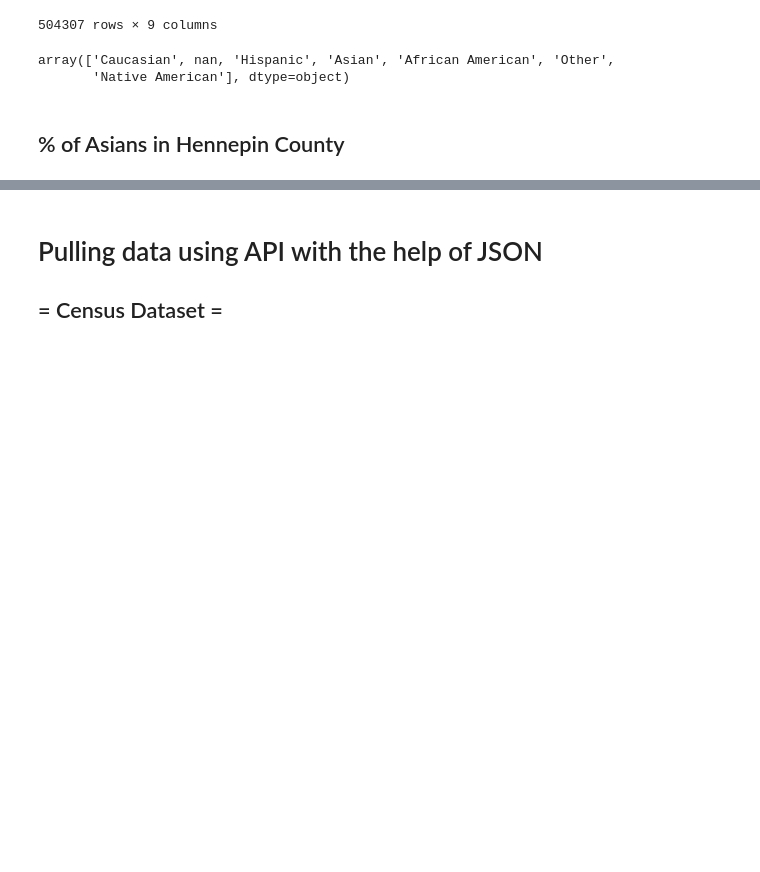
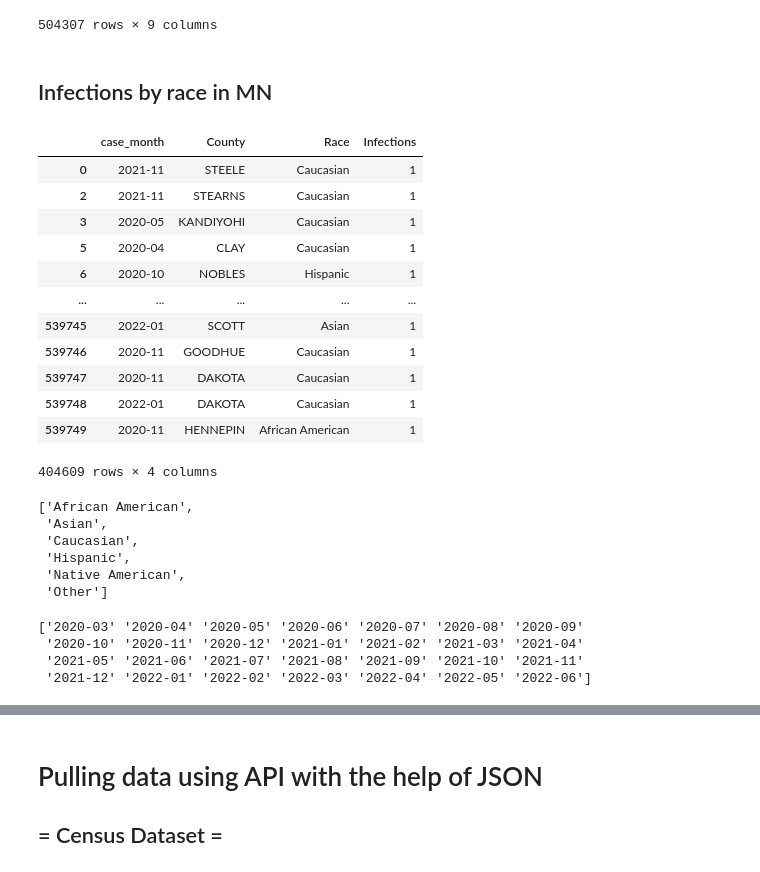
Before and after one commit to tlenzmeier58/Project_1, a Jupyter notebook: working.ipynb, the cells around one changed output, grey strips where cells are left out. Saved outputs shown, nothing was run; the diff lists cells and outputs as text; code cells hidden in the pictures; blank space fills up the shorter version.

Commit message:
updated working.ipynb, please use the clean dataframes proposed in this notebook.

```diff
--- a/working.ipynb
+++ b/working.ipynb
@@ -64,11 +64,45 @@ cdc_df
 | 539748 | 2022-01 | MN | DAKOTA | 50 to 64 years | Male | Caucasian | Non-Hispanic/Latino | Laboratory-confirmed case | 1 |
 | 539749 | 2020-11 | MN | HENNEPIN | 18 to 49 years | Male | African American | Non-Hispanic/Latino | Laboratory-confirmed case | 1 |
 504307 rows × 9 columns
-# %%
-cdc_race = cdc_df['Race'].unique()
-cdc_race
-# %% [output]
-array(['Caucasian', nan, 'Hispanic', 'Asian', 'African American', 'Other',
-       'Native American'], dtype=object)
-# %% [markdown]
-## % of Asians in Hennepin County
+# %% [markdown]
+## Infections by race in MN
+# %%
+# Drop NaNs and then sort by date chronologically
+cdc_df = cdc_df.dropna(how='any')
+cdc_df = cdc_df[['case_month', 'County', 'Race', 'Infections']]
+
+cdc_df
+# %% [output]
+|  | case_month | County | Race | Infections |
+| 0 | 2021-11 | STEELE | Caucasian | 1 |
+| 2 | 2021-11 | STEARNS | Caucasian | 1 |
+| 3 | 2020-05 | KANDIYOHI | Caucasian | 1 |
+| 5 | 2020-04 | CLAY | Caucasian | 1 |
+| 6 | 2020-10 | NOBLES | Hispanic | 1 |
+| ... | ... | ... | ... | ... |
+| 539745 | 2022-01 | SCOTT | Asian | 1 |
+| 539746 | 2020-11 | GOODHUE | Caucasian | 1 |
+| 539747 | 2020-11 | DAKOTA | Caucasian | 1 |
+| 539748 | 2022-01 | DAKOTA | Caucasian | 1 |
+| 539749 | 2020-11 | HENNEPIN | African American | 1 |
+404609 rows × 4 columns
+# %%
+race_mn = cdc_df['Race'].unique()
+race_mn = sorted(set(race_mn))
+race_mn
+# %% [output]
+['African American',
+ 'Asian',
+ 'Caucasian',
+ 'Hispanic',
+ 'Native American',
+ 'Other']
+# %%
+cdc_date = cdc_df['case_month'].unique()
+cdc_date.sort()
+print(cdc_date)
+# %% [output]
+['2020-03' '2020-04' '2020-05' '2020-06' '2020-07' '2020-08' '2020-09'
+ '2020-10' '2020-11' '2020-12' '2021-01' '2021-02' '2021-03' '2021-04'
+ '2021-05' '2021-06' '2021-07' '2021-08' '2021-09' '2021-10' '2021-11'
+ '2021-12' '2022-01' '2022-02' '2022-03' '2022-04' '2022-05' '2022-06']
```
Also changed, not shown: parts of 96 cells of this notebook, 3 other files.
